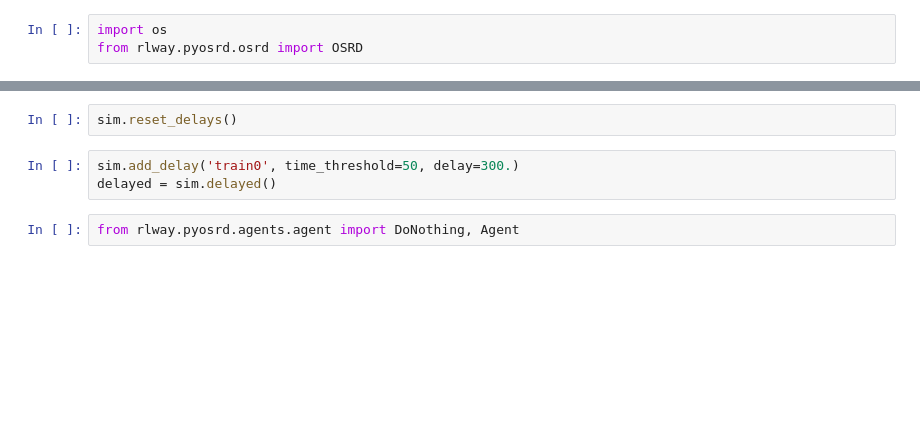
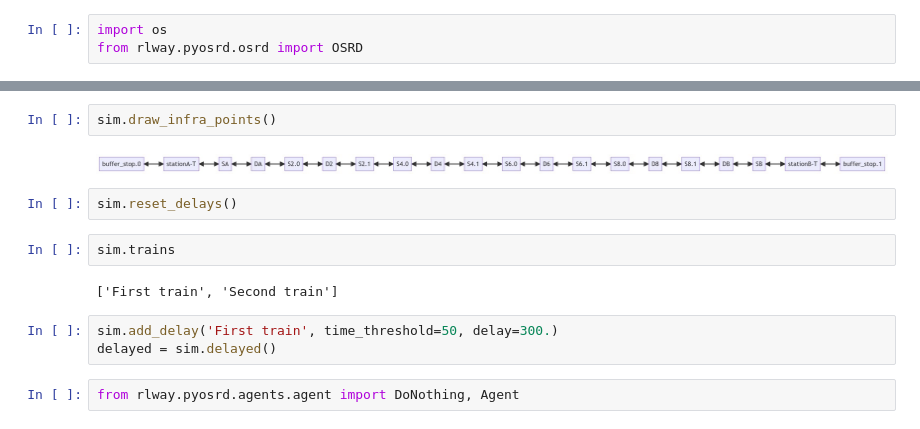
Before and after one commit to y-plus/pyOSRD, a Jupyter notebook: notebooks_explo/add_delay.ipynb, the cells around one changed output, grey strips where cells are left out. Cells and saved outputs as stored; diff of their text form; blank space fills up the shorter version.

```diff
--- a/notebooks_explo/add_delay.ipynb
+++ b/notebooks_explo/add_delay.ipynb
@@ -20,7 +30,15 @@ sim = OSRD(use_case='c2y13s', dir='tmp')
+# %%
+sim.draw_infra_points()
+# %% [output]
+[figure, added]
 # %%
 sim.reset_delays()
+# %%
+sim.trains
+# %% [output]
+['First train', 'Second train']
 # %%
-sim.add_delay('train0', time_threshold=50, delay=300.)
+sim.add_delay('First train', time_threshold=50, delay=300.)
 delayed = sim.delayed()
 # %%
 from rlway.pyosrd.agents.agent import DoNothing, Agent
```
Also changed, not shown: parts of 5 cells of this notebook, 2 other files.
